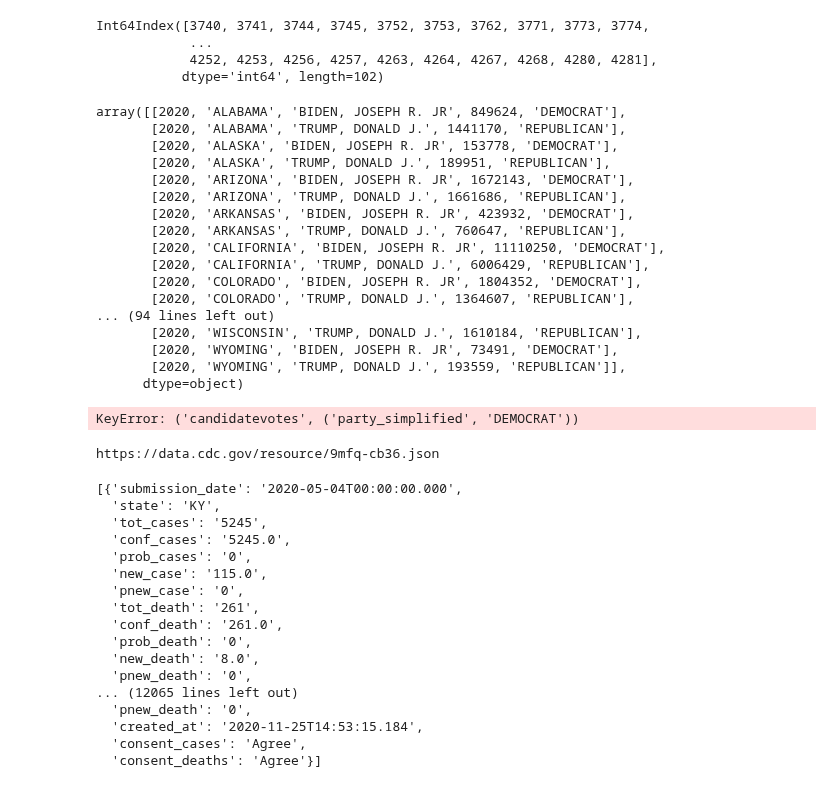
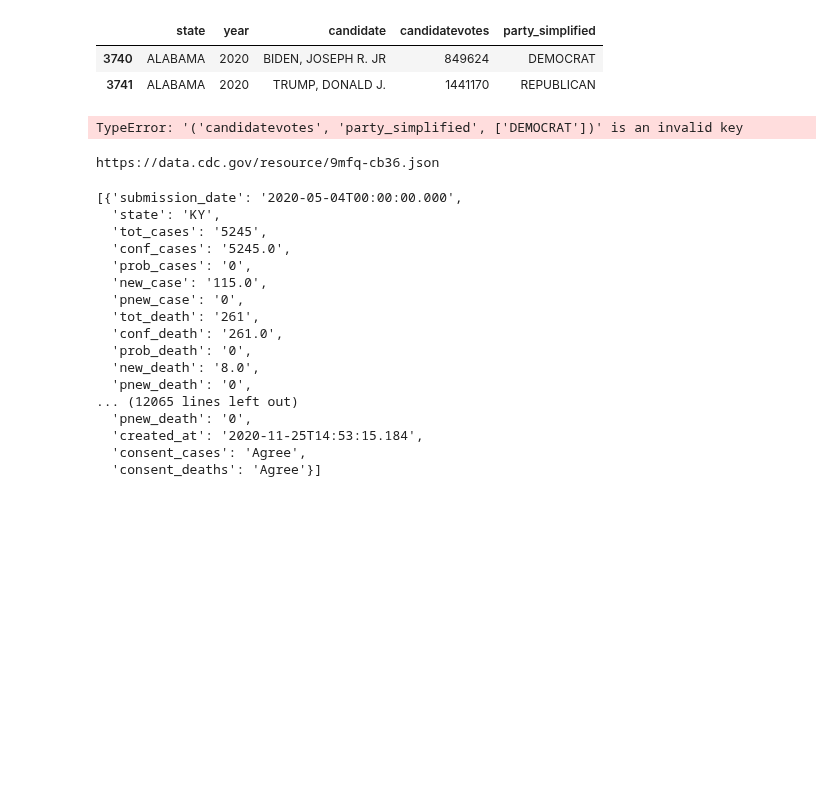
Before and after one commit to tduron3/I_Have_No_Clue, a Jupyter notebook: Project_4.ipynb, the cells around one changed output. Saved outputs shown, nothing was run; the diff lists cells and outputs as text; code cells hidden in the pictures; blank space fills up the shorter version.

```diff
--- a/Project_4.ipynb
+++ b/Project_4.ipynb
@@ -93,43 +82,23 @@ Index(['year', 'state', 'candidate', 'candidatevotes', 'party_simplified'], dtyp
-# %%
-index
-# %% [output]
-Int64Index([3740, 3741, 3744, 3745, 3752, 3753, 3762, 3771, 3773, 3774,
-            ...
-            4252, 4253, 4256, 4257, 4263, 4264, 4267, 4268, 4280, 4281],
-           dtype='int64', length=102)
-# %%
-values
-# %% [output]
-array([[2020, 'ALABAMA', 'BIDEN, JOSEPH R. JR', 849624, 'DEMOCRAT'],
-       [2020, 'ALABAMA', 'TRUMP, DONALD J.', 1441170, 'REPUBLICAN'],
-       [2020, 'ALASKA', 'BIDEN, JOSEPH R. JR', 153778, 'DEMOCRAT'],
-       [2020, 'ALASKA', 'TRUMP, DONALD J.', 189951, 'REPUBLICAN'],
-       [2020, 'ARIZONA', 'BIDEN, JOSEPH R. JR', 1672143, 'DEMOCRAT'],
-       [2020, 'ARIZONA', 'TRUMP, DONALD J.', 1661686, 'REPUBLICAN'],
-       [2020, 'ARKANSAS', 'BIDEN, JOSEPH R. JR', 423932, 'DEMOCRAT'],
-       [2020, 'ARKANSAS', 'TRUMP, DONALD J.', 760647, 'REPUBLICAN'],
-       [2020, 'CALIFORNIA', 'BIDEN, JOSEPH R. JR', 11110250, 'DEMOCRAT'],
-       [2020, 'CALIFORNIA', 'TRUMP, DONALD J.', 6006429, 'REPUBLICAN'],
-       [2020, 'COLORADO', 'BIDEN, JOSEPH R. JR', 1804352, 'DEMOCRAT'],
-       [2020, 'COLORADO', 'TRUMP, DONALD J.', 1364607, 'REPUBLICAN'],
-... (94 lines left out)
-       [2020, 'WISCONSIN', 'TRUMP, DONALD J.', 1610184, 'REPUBLICAN'],
-       [2020, 'WYOMING', 'BIDEN, JOSEPH R. JR', 73491, 'DEMOCRAT'],
-       [2020, 'WYOMING', 'TRUMP, DONALD J.', 193559, 'REPUBLICAN']],
-      dtype=object)
+# %%
+dem_rep_df = dem_rep_df.reset_index().rename(columns={})
+# %%
+df_al = dem_rep_df[dem_rep_df.state=="ALABAMA"][['state', 'year', 'candidate', 'candidatevotes', 'party_simplified']]
+df_al
+# %% [output]
+|  | state | year | candidate | candidatevotes | party_simplified |
+| 3740 | ALABAMA | 2020 | BIDEN, JOSEPH R. JR | 849624 | DEMOCRAT |
+| 3741 | ALABAMA | 2020 | TRUMP, DONALD J. | 1441170 | REPUBLICAN |
 # %%
 # Create Condition to Determine Winner
-
-
 condition = [
-    (dem_rep_df[('candidatevotes', ['party_simplified'],"DEMOCRAT"))]) > (dem_rep_df[('candidatevotes', ('party_simplified',"REPUBLICAN"))])]
+    (df_al[('candidatevotes', 'party_simplified', ['DEMOCRAT'])]) > (df_al[('candidatevotes', 'party_simplified',['REPUBLICAN'])])]
 
 value = [Winner]
 
-dem_rep_df['Outcome'] = np.select(condition, value)
-dem_rep_df.head()
+df_al['Outcome'] = np.select(condition, value)
+df_al.head()
 # %% [output]
-KeyError: ('candidatevotes', ('party_simplified', 'DEMOCRAT'))
+TypeError: '('candidatevotes', 'party_simplified', ['DEMOCRAT'])' is an invalid key
 # %%
 #Retrieve Data of Cases and Deaths Per State
 
```
Also changed, not shown: parts of 5 cells of this notebook.
